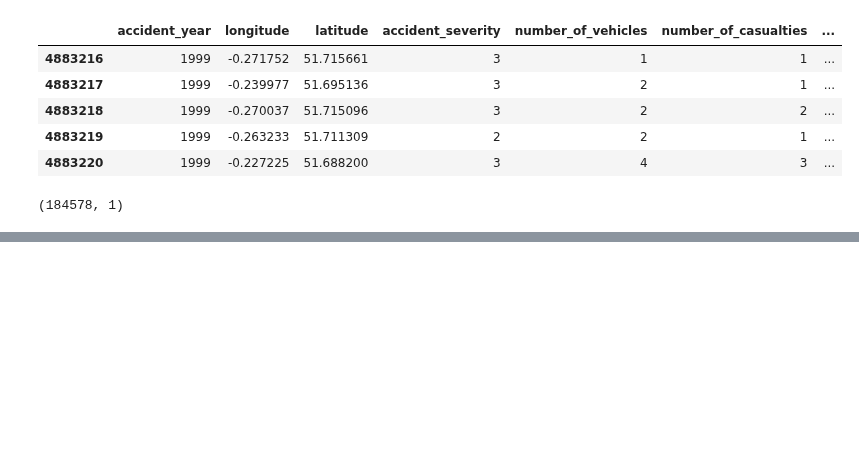
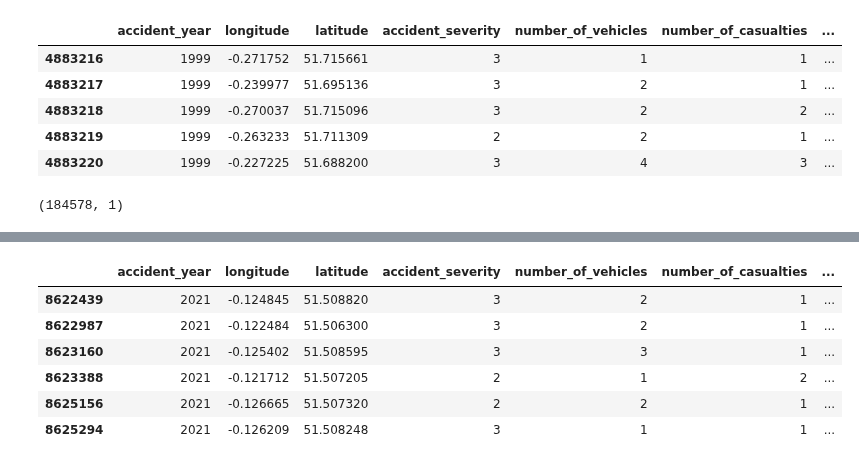
Before and after one commit to MagicaBleps/UK-road-safety, a Jupyter notebook: notebooks/Eleonora.ipynb, the cells around one changed output, grey strips where cells are left out. Drawn from its saved outputs; the diff is of its cells as text; code cells hidden in the pictures; blank space fills up the shorter version.

```diff
--- a/notebooks/Eleonora.ipynb
+++ b/notebooks/Eleonora.ipynb
@@ -381,0 +192,12 @@ NameError: name 'np' is not defined
+# %%
+X = data_preprocessed[data_preprocessed['geohash']=='gcpvj0'].tail(6)
+# %%
+X
+# %% [output]
+|  | accident_year | longitude | latitude | accident_severity | number_of_vehicles | number_of_casualties | ... |
+| 8622439 | 2021 | -0.124845 | 51.508820 | 3 | 2 | 1 | ... |
+| 8622987 | 2021 | -0.122484 | 51.506300 | 3 | 2 | 1 | ... |
+| 8623160 | 2021 | -0.125402 | 51.508595 | 3 | 3 | 1 | ... |
+| 8623388 | 2021 | -0.121712 | 51.507205 | 2 | 1 | 2 | ... |
+| 8625156 | 2021 | -0.126665 | 51.507320 | 2 | 2 | 1 | ... |
+| 8625294 | 2021 | -0.126209 | 51.508248 | 3 | 1 | 1 | ... |
```
Also changed, not shown: parts of 38 cells of this notebook, 2 other files.
